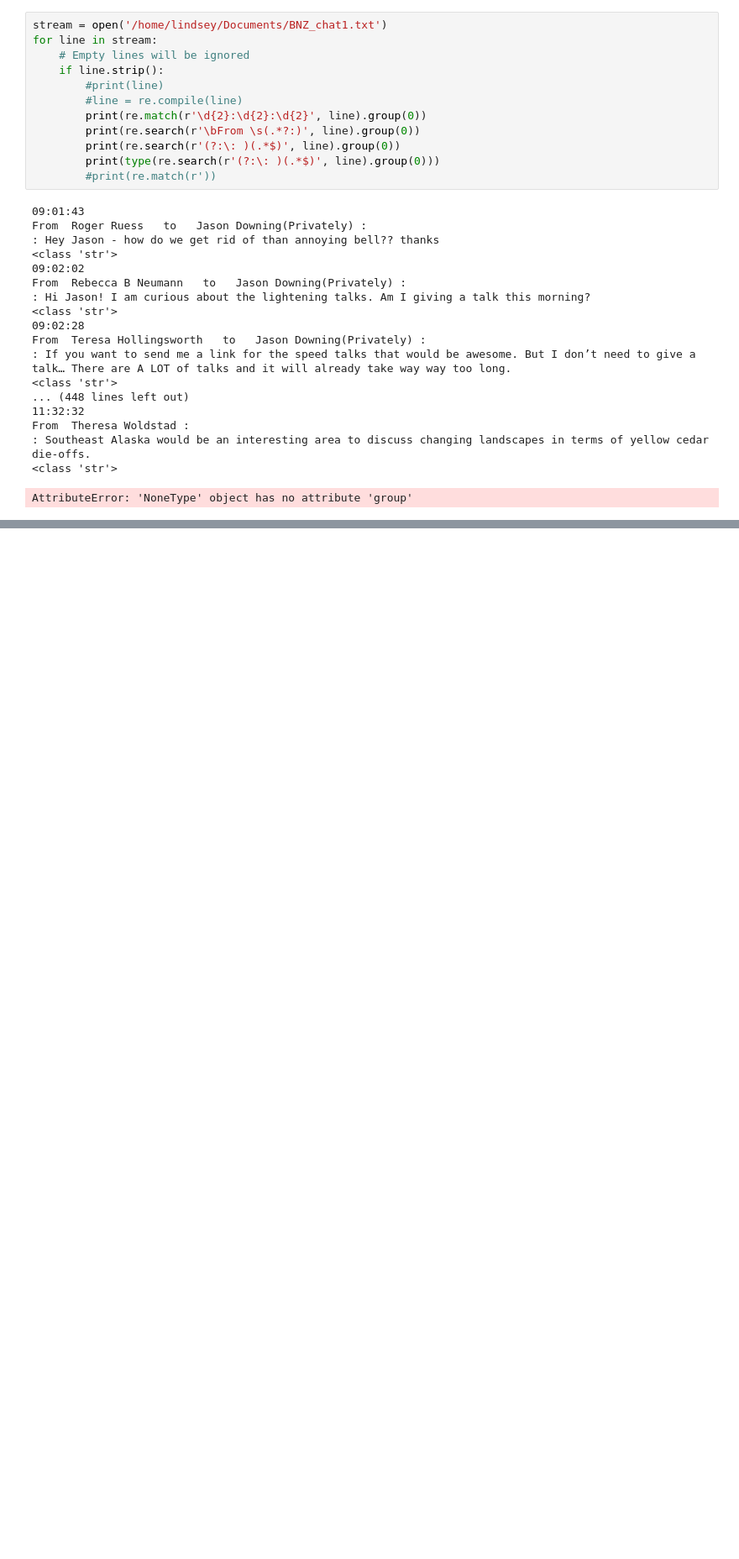
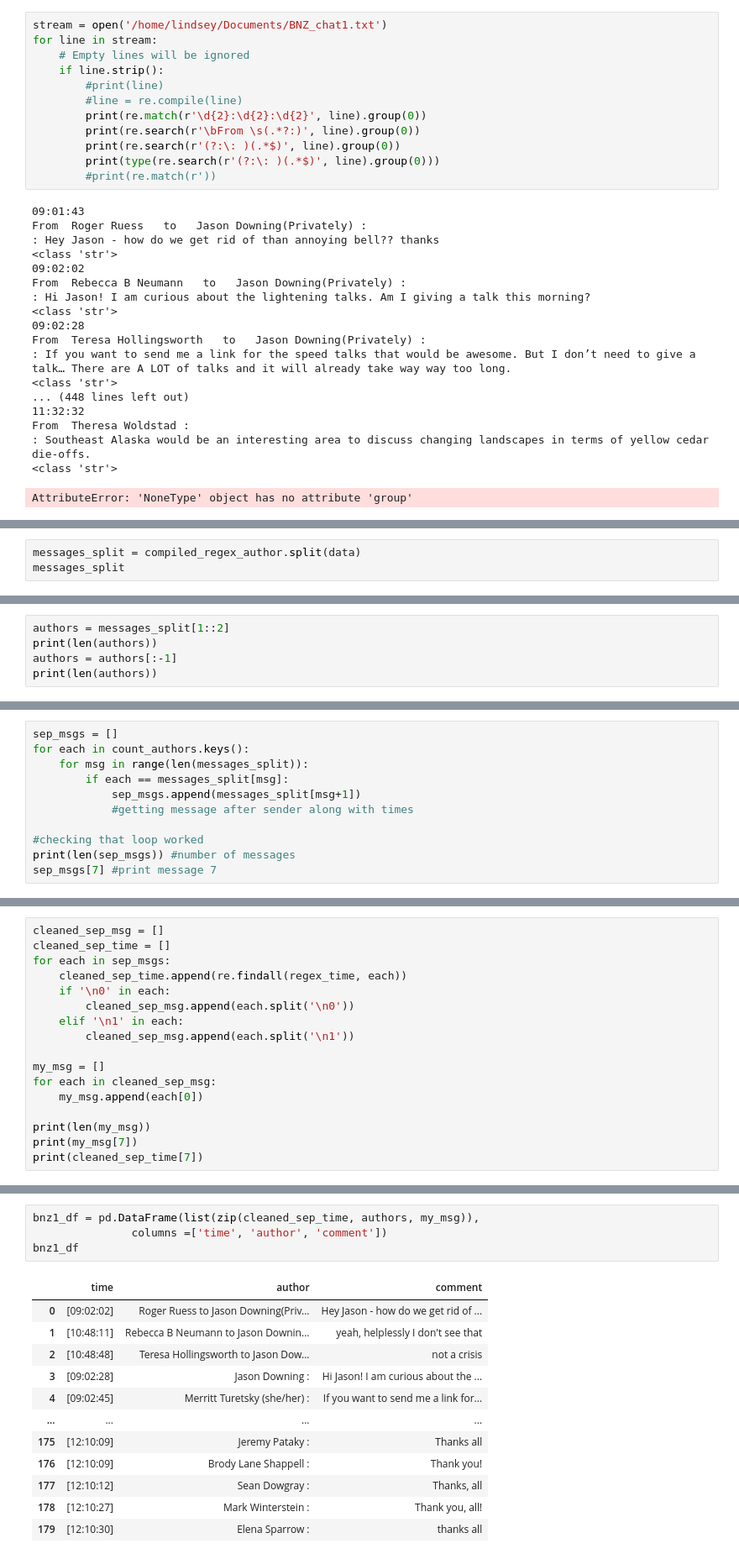
Before and after one commit to LVParkinson/BNZ_2020_ZoomNLP, a Jupyter notebook: Zoom_NLP.ipynb, the cells around one changed output, grey strips where cells are left out. Shown at 84% size. Saved outputs shown, nothing was run; the diff lists cells and outputs as text; blank space fills up the shorter version.

Commit message:
dataframe of time, author, comment

```diff
--- a/Zoom_NLP.ipynb
+++ b/Zoom_NLP.ipynb
@@ -106,0 +115,3 @@ with open(path_bnznlp) as c:
+# %%
+messages_split = compiled_regex_author.split(data)
+messages_split
@@ -106,0 +136,5 @@ with open(path_bnznlp) as c:
+# %%
+authors = messages_split[1::2]
+print(len(authors))
+authors = authors[:-1]
+print(len(authors))
@@ -106,0 +144,11 @@ with open(path_bnznlp) as c:
+# %%
+sep_msgs = []
+for each in count_authors.keys():
+    for msg in range(len(messages_split)):
+        if each == messages_split[msg]:
+            sep_msgs.append(messages_split[msg+1])
+            #getting message after sender along with times
+
+#checking that loop worked
+print(len(sep_msgs)) #number of messages
+sep_msgs[7] #print message 7
@@ -106,0 +158,17 @@ with open(path_bnznlp) as c:
+# %%
+cleaned_sep_msg = []
+cleaned_sep_time = []
+for each in sep_msgs:
+    cleaned_sep_time.append(re.findall(regex_time, each))
+    if '\n0' in each:
+        cleaned_sep_msg.append(each.split('\n0'))
+    elif '\n1' in each:
+        cleaned_sep_msg.append(each.split('\n1'))
+
+my_msg = []
+for each in cleaned_sep_msg:
+    my_msg.append(each[0])
+
+print(len(my_msg))
+print(my_msg[7])
+print(cleaned_sep_time[7])
@@ -106,0 +179,17 @@ with open(path_bnznlp) as c:
+# %%
+bnz1_df = pd.DataFrame(list(zip(cleaned_sep_time, authors, my_msg)),
+               columns =['time', 'author', 'comment'])
+bnz1_df
+# %% [output]
+|  | time | author | comment |
+| 0 | [09:02:02] | Roger Ruess to Jason Downing(Priv... | Hey Jason - how do we get rid of ... |
+| 1 | [10:48:11] | Rebecca B Neumann to Jason Downin... | yeah, helplessly I don't see that |
+| 2 | [10:48:48] | Teresa Hollingsworth to Jason Dow... | not a crisis |
+| 3 | [09:02:28] | Jason Downing : | Hi Jason! I am curious about the ... |
+| 4 | [09:02:45] | Merritt Turetsky (she/her) : | If you want to send me a link for... |
+| ... | ... | ... | ... |
+| 175 | [12:10:09] | Jeremy Pataky : | Thanks all |
+| 176 | [12:10:09] | Brody Lane Shappell : | Thank you! |
+| 177 | [12:10:12] | Sean Dowgray : | Thanks, all |
+| 178 | [12:10:27] | Mark Winterstein : | Thank you, all! |
+| 179 | [12:10:30] | Elena Sparrow : | thanks all |
```
Also changed, not shown: parts of 10 cells of this notebook.
